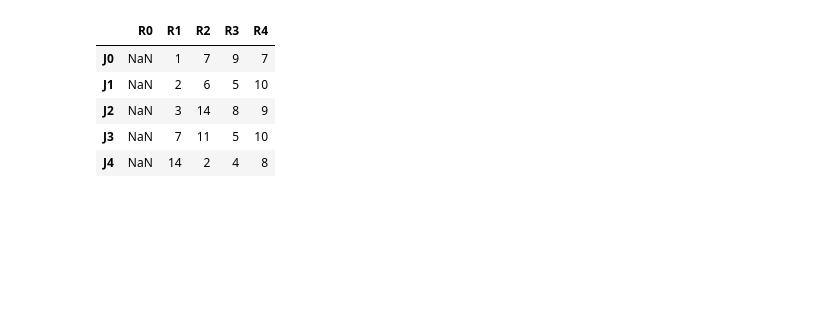
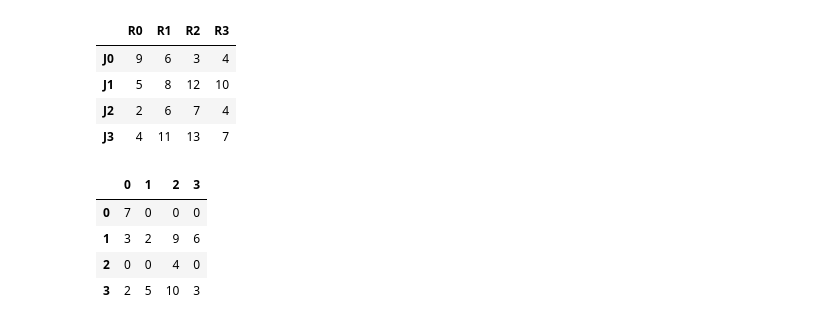
Before and after one commit to Junhyuck123/Production-control, a Jupyter notebook: Final_Project.ipynb, the cells around one changed output. Cells and saved outputs as stored; diff of their text form; code cells hidden in the pictures; blank space fills up the shorter version.

```diff
--- a/Final_Project.ipynb
+++ b/Final_Project.ipynb
@@ -1,2 +1,18 @@
 # %% [markdown]
 <a href="https://colab.research.google.com/github/Junhyuck123/Production-control/blob/main/Final_Project.ipynb" target="_parent"><img src="https://colab.research.google.com/assets/colab-badge.svg" alt="Open In Colab"/></a>
+# %%
+import numpy as np
+from scipy.optimize import linear_sum_assignment
+
+c_m = np.array([[9,6,3,4],
+                [5,8,12,10],
+                [2,6,7,4],
+                [4,11,13,7]])
+row_ind, col_ind = linear_sum_assignment(c_m)
+opt_ass = col_ind
+tc = c_m[row_ind, col_ind].sum()
+
+
+print(c_m)
+print(opt_ass)
+print(tc)
@@ -20,3 +36,6 @@ n = int(input())
+# %%
+#n = int(input())
+n =4
 # %%
 job = []
 resource = []
@@ -111,9 +49,27 @@ pd.DataFrame(a)
-# %%
-cost
-# %% [output]
-|  | R0 | R1 | R2 | R3 | R4 |
-| J0 | NaN | 1 | 7 | 9 | 7 |
-| J1 | NaN | 2 | 6 | 5 | 10 |
-| J2 | NaN | 3 | 14 | 8 | 9 |
-| J3 | NaN | 7 | 11 | 5 | 10 |
-| J4 | NaN | 14 | 2 | 4 | 8 |
+# %%
+# c = np.random.randint(1, 15, size = (n, n))
+# cost = pd.DataFrame(c, index = job, columns = resource)
+# cost
+cost = pd.DataFrame(c_m, index = job, columns = resource)
+cost
+# %% [output]
+|  | R0 | R1 | R2 | R3 |
+| J0 | 9 | 6 | 3 | 4 |
+| J1 | 5 | 8 | 12 | 10 |
+| J2 | 2 | 6 | 7 | 4 |
+| J3 | 4 | 11 | 13 | 7 |
+# %%
+stack_c = pd.DataFrame()
+for i in range(n):
+  col = np.array(cost['R{}'.format(i)])
+  col_min = min(col)
+  col = col - col_min
+  col = pd.DataFrame(col)
+  stack_c[i] = col
+stack_c
+# %% [output]
+|  | 0 | 1 | 2 | 3 |
+| 0 | 7 | 0 | 0 | 0 |
+| 1 | 3 | 2 | 9 | 6 |
+| 2 | 0 | 0 | 4 | 0 |
+| 3 | 2 | 5 | 10 | 3 |
```
Also changed, not shown: parts of 57 cells of this notebook.
